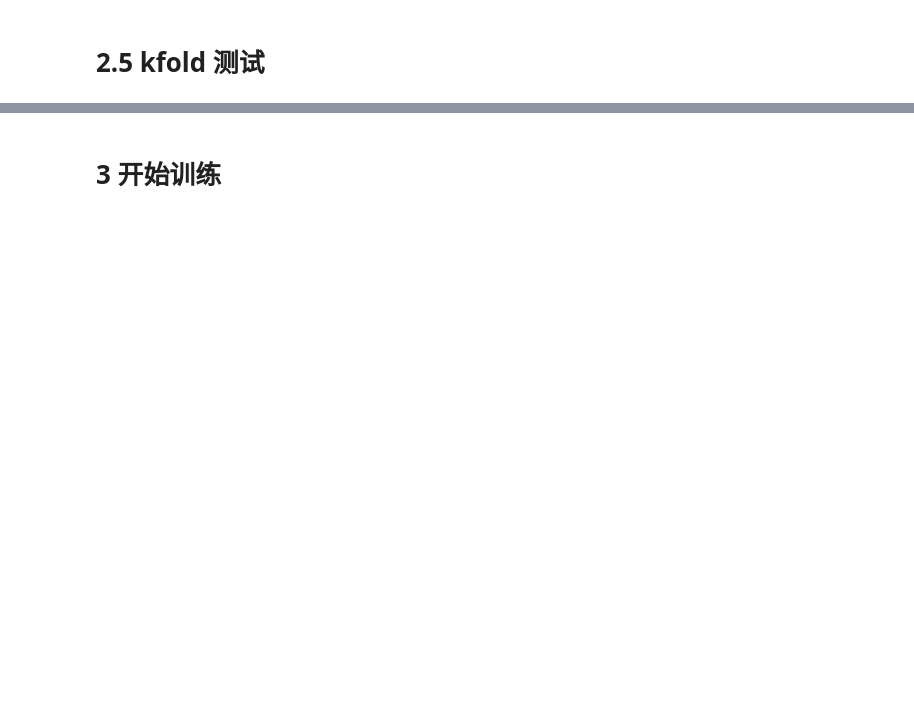
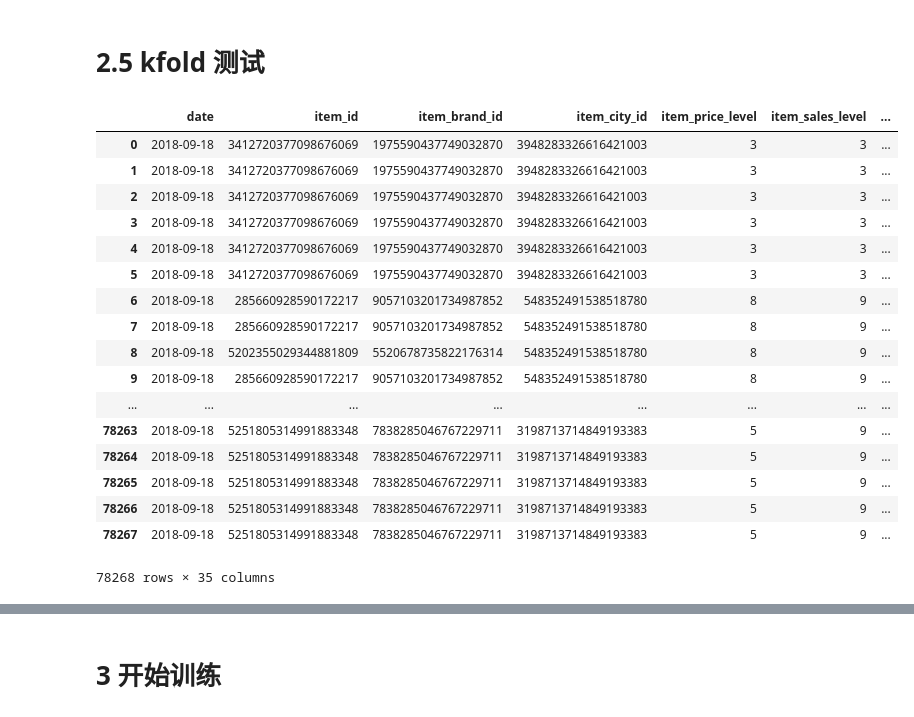
Before and after one commit to secrettianchigroup/SecretTianchiProject, a Jupyter notebook: src/hph/exp1.ipynb, the cells around one changed output, grey strips where cells are left out. Drawn from its saved outputs; the diff is of its cells as text; code cells hidden in the pictures; blank space fills up the shorter version.

```diff
--- a/src/hph/exp1.ipynb
+++ b/src/hph/exp1.ipynb
@@ -240 +214,22 @@ X_train.shape, y_train.shape
+# %%
+train_input[train_input['date'] < '2018-09-19']
+# %% [output]
+|  | date | item_id | item_brand_id | item_city_id | item_price_level | item_sales_level | ... |
+| 0 | 2018-09-18 | 3412720377098676069 | 1975590437749032870 | 3948283326616421003 | 3 | 3 | ... |
+| 1 | 2018-09-18 | 3412720377098676069 | 1975590437749032870 | 3948283326616421003 | 3 | 3 | ... |
+| 2 | 2018-09-18 | 3412720377098676069 | 1975590437749032870 | 3948283326616421003 | 3 | 3 | ... |
+| 3 | 2018-09-18 | 3412720377098676069 | 1975590437749032870 | 3948283326616421003 | 3 | 3 | ... |
+| 4 | 2018-09-18 | 3412720377098676069 | 1975590437749032870 | 3948283326616421003 | 3 | 3 | ... |
+| 5 | 2018-09-18 | 3412720377098676069 | 1975590437749032870 | 3948283326616421003 | 3 | 3 | ... |
+| 6 | 2018-09-18 | 285660928590172217 | 9057103201734987852 | 548352491538518780 | 8 | 9 | ... |
+| 7 | 2018-09-18 | 285660928590172217 | 9057103201734987852 | 548352491538518780 | 8 | 9 | ... |
+| 8 | 2018-09-18 | 5202355029344881809 | 5520678735822176314 | 548352491538518780 | 8 | 9 | ... |
+| 9 | 2018-09-18 | 285660928590172217 | 9057103201734987852 | 548352491538518780 | 8 | 9 | ... |
+| ... | ... | ... | ... | ... | ... | ... | ... |
+| 78263 | 2018-09-18 | 5251805314991883348 | 7838285046767229711 | 3198713714849193383 | 5 | 9 | ... |
+| 78264 | 2018-09-18 | 5251805314991883348 | 7838285046767229711 | 3198713714849193383 | 5 | 9 | ... |
+| 78265 | 2018-09-18 | 5251805314991883348 | 7838285046767229711 | 3198713714849193383 | 5 | 9 | ... |
+| 78266 | 2018-09-18 | 5251805314991883348 | 7838285046767229711 | 3198713714849193383 | 5 | 9 | ... |
+| 78267 | 2018-09-18 | 5251805314991883348 | 7838285046767229711 | 3198713714849193383 | 5 | 9 | ... |
+78268 rows × 35 columns
 # %%
```
Also changed, not shown: parts of 8 cells of this notebook, 1 other file.
